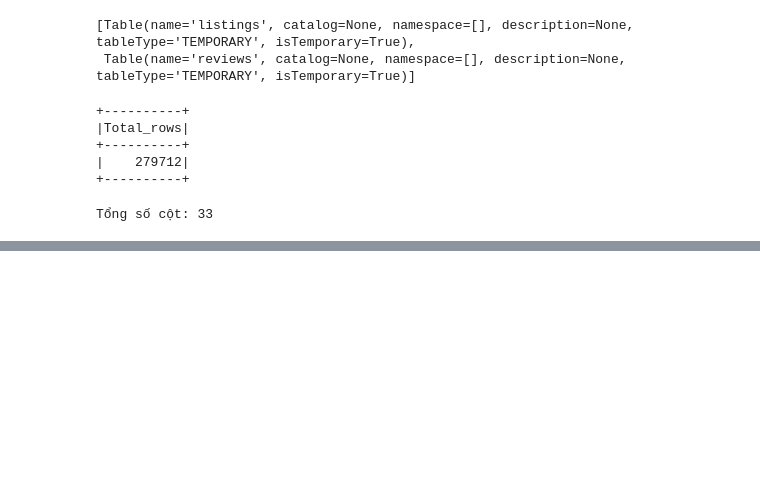
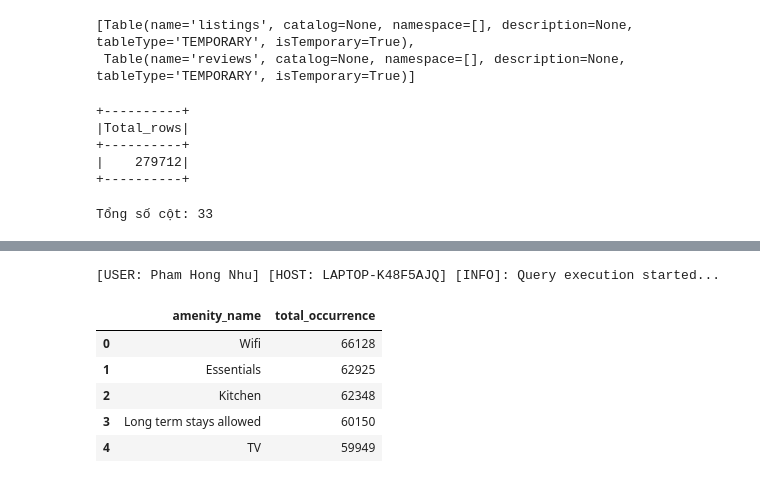
Before and after one commit to nhupham31231022752/N17_DuLieuLonVaUngDung, a Jupyter notebook: src/Airbnb_SparkSQL.ipynb, the cells around one changed output, grey strips where cells are left out. Drawn from its saved outputs; the diff is of its cells as text; code cells hidden in the pictures; blank space fills up the shorter version.

```diff
--- a/src/Airbnb_SparkSQL.ipynb
+++ b/src/Airbnb_SparkSQL.ipynb
@@ -155,0 +222,20 @@ Tổng số cột: 33
+# %%
+# Câu truy vấn 7: Đánh giá các tiện ích cốt lõi thuộc phân khúc căn hộ Cao cấp
+print(f"{get_system_context()} [INFO]: Query execution started...")
+spark.sql("""SELECT
+   exploded_amenity AS amenity_name,
+   COUNT(*) AS total_occurrence
+FROM listings
+LATERAL VIEW EXPLODE(amenities) AS exploded_amenity
+WHERE price_usd > (SELECT AVG(price_usd) FROM listings)
+GROUP BY exploded_amenity
+ORDER BY total_occurrence DESC
+LIMIT 5;""").toPandas()
+# %% [output]
+[USER: Pham Hong Nhu] [HOST: LAPTOP-K48F5AJQ] [INFO]: Query execution started...
+|  | amenity_name | total_occurrence |
+| 0 | Wifi | 66128 |
+| 1 | Essentials | 62925 |
+| 2 | Kitchen | 62348 |
+| 3 | Long term stays allowed | 60150 |
+| 4 | TV | 59949 |
```
Also changed, not shown: parts of 2 cells of this notebook.
